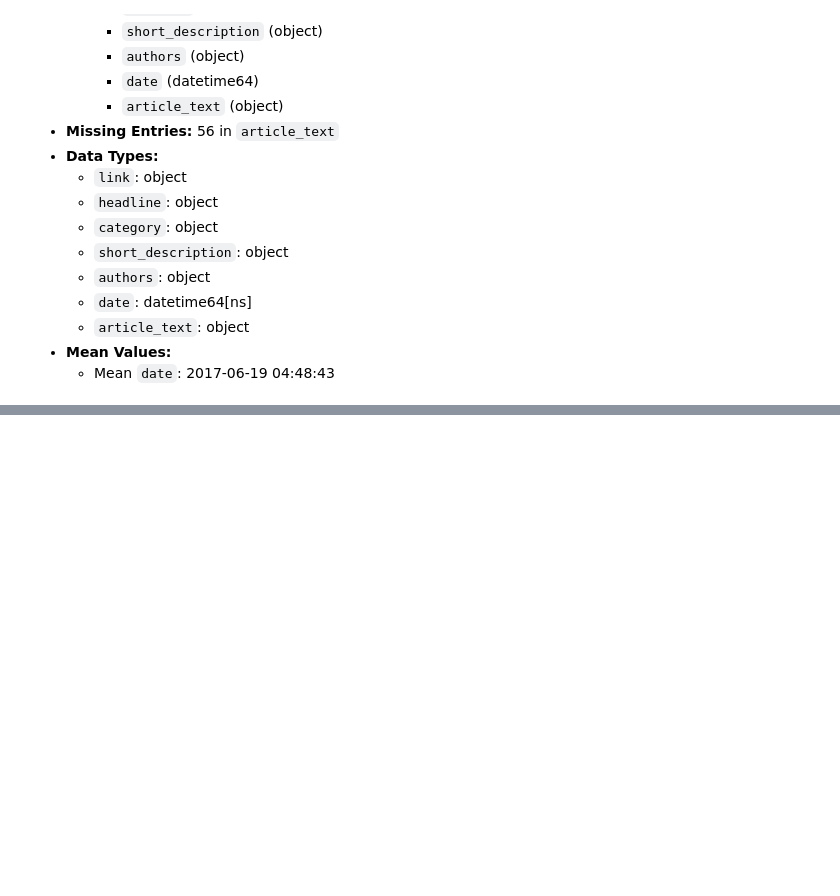
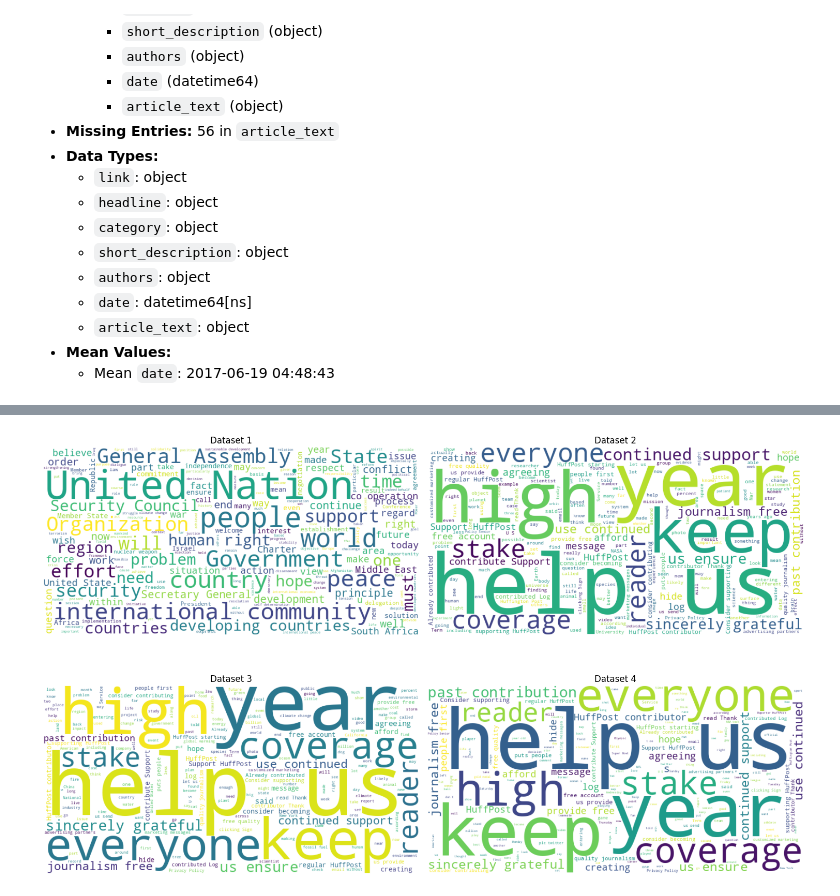
Before and after one commit to bhar-gav/topic-specific-analysis-of-sentences, a Jupyter notebook: data_analysis.ipynb, the cells around one changed output, grey strips where cells are left out. Cells and saved outputs as stored; diff of their text form; code cells hidden in the pictures; blank space fills up the shorter version.

```diff
--- a/data_analysis.ipynb
+++ b/data_analysis.ipynb
@@ -215,0 +235,27 @@ None
+# %%
+import pandas as pd
+import matplotlib.pyplot as plt
+from wordcloud import WordCloud
+s
+dfs = [df1, df2, df3, df4]
+dataset_names = ["Dataset 1", "Dataset 2", "Dataset 3", "Dataset 4"]
+
+fig, axes = plt.subplots(2, 2, figsize=(15, 10))
+axes = axes.flatten()  # Flatten the 2D array of axes to 1D
+
+for i, df in enumerate(dfs):
+    # Combine all text into a single string
+    text_data = " ".join(df['text'].dropna()) if 'text' in df.columns else " ".join(df['article_text'].dropna())
+
+    # Generate word cloud
+    wordcloud = WordCloud(width=800, height=400, background_color='white').generate(text_data)
+
+    # Display the word cloud
+    axes[i].imshow(wordcloud, interpolation='bilinear')
+    axes[i].axis('off')
+    axes[i].set_title(dataset_names[i])
+
+plt.tight_layout()
+plt.show()
+# %% [output]
+[figure, added]
```
Also changed, not shown: parts of 1 cell of this notebook.
